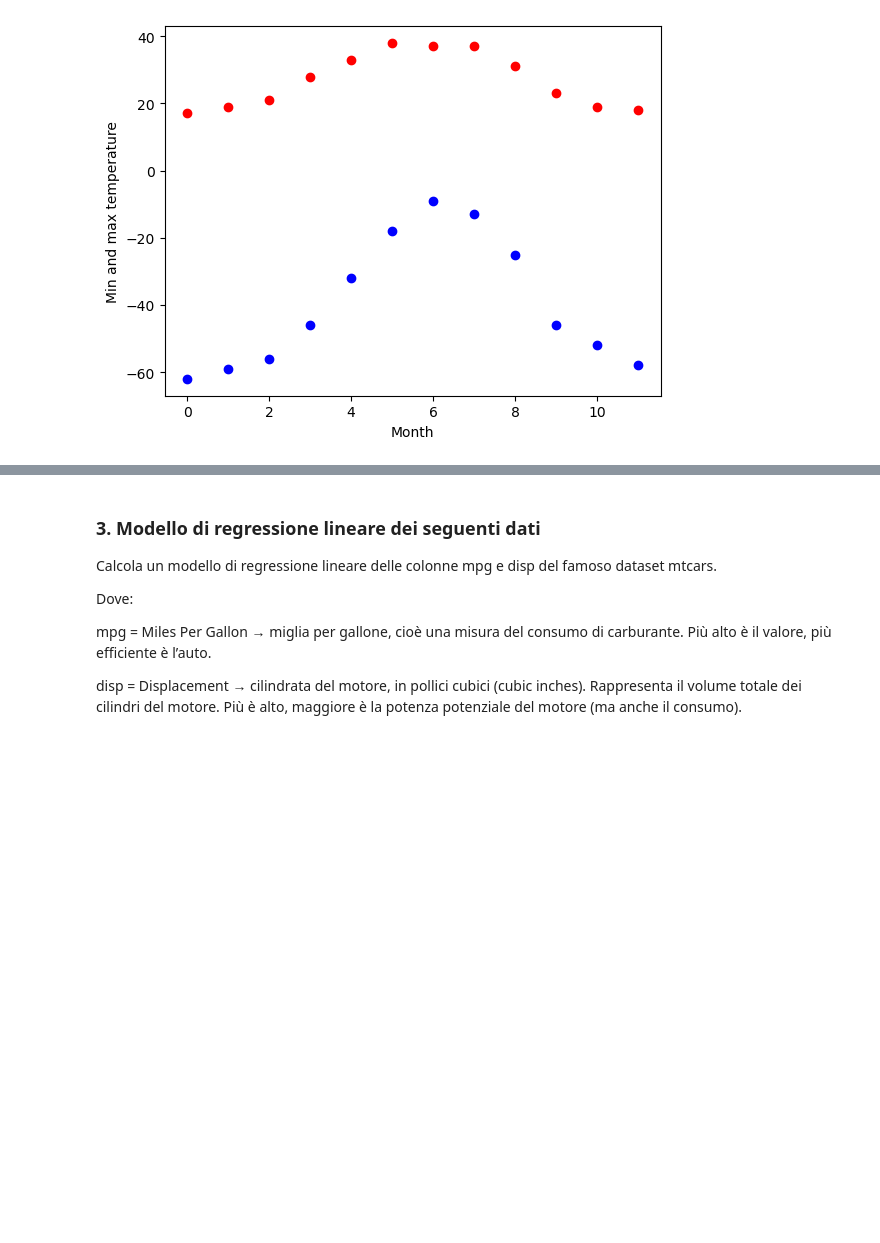
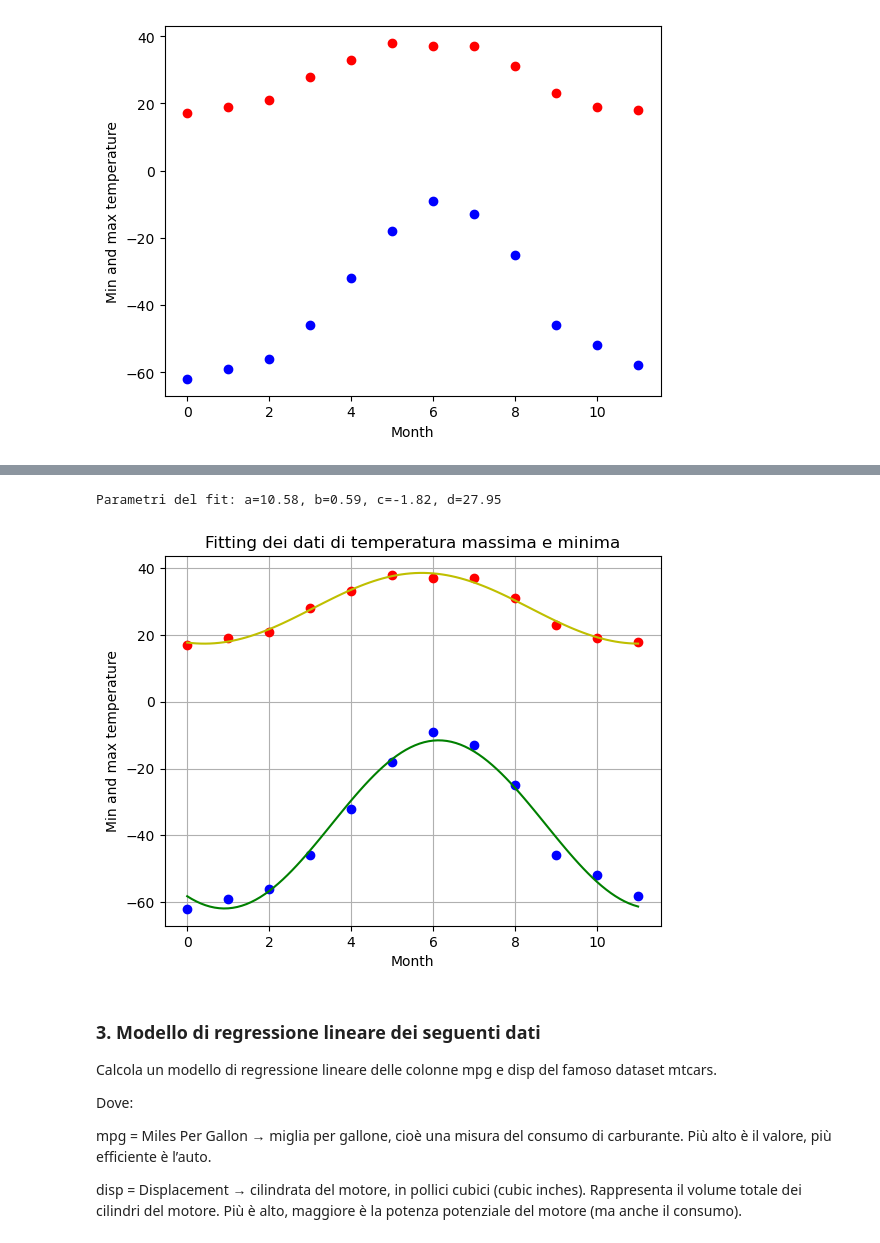
Before and after one commit to JKLgia/ProgrammingLab_II, a Jupyter notebook: Esercizi_Laboratorio/06_Lezione/6_Esercizi_lez_6.ipynb, the cells around one changed output, grey strips where cells are left out. Cells and saved outputs as stored; diff of their text form; code cells hidden in the pictures; blank space fills up the shorter version.

```diff
--- a/Esercizi_Laboratorio/06_Lezione/6_Esercizi_lez_6.ipynb
+++ b/Esercizi_Laboratorio/06_Lezione/6_Esercizi_lez_6.ipynb
@@ -123,3 +123,41 @@ Text(0, 0.5, 'Min and max temperature')
+# %%
+#Ora provo a fittare i dati forniti mediante scipy
+#scipy --> Fittare i dati con una
+import scipy.optimize as opt
+
+#Definisco una funzione per dati periodici
+def val_periodic(x, a, b, c, d):
+    return a * np.sin(b * x + c) + d
+
+#Fit con stima iniziale dei parametri
+initial_value = [10, 2*np.pi/11, 0, 25]
+params_t_max, covariance_t_max = opt.curve_fit(val_periodic, months, temp_max, p0=initial_value)
+params_t_min, covariance_t_min = opt.curve_fit(val_periodic, months, temp_min, p0=initial_value)
+
+#Valori del fit
+a_fit_max, b_fit_max, c_fit_max, d_fit_max = params_t_max
+a_fit_min, b_fit_min, c_fit_min, d_fit_min = params_t_min #Valori minimi del fit
+print(f"Parametri del fit: a={a_fit_max:.2f}, b={b_fit_max:.2f}, c={c_fit_max:.2f}, d={d_fit_max:.2f}")
+
+#Calcolo i valori per la curva continua
+x_fit = np.linspace(0, 11, 100)
+y_fit_max=val_periodic(x_fit, a_fit_max, b_fit_max, c_fit_max, d_fit_max) #Calcolo i valori del polinomio per temperature max
+y_fit_min = val_periodic(x_fit, a_fit_min, b_fit_min, c_fit_min, d_fit_min) #Calcolo i valori del polinomio per temperature min
+
+#Visualizzo il polinomio ed il grafico
+plt.plot(months, temp_max, "ro")
+plt.plot(x_fit, y_fit_max, 'y-')
+plt.plot(months, temp_min, "bo")
+plt.plot(x_fit, y_fit_min, 'g-')
+plt.xlabel("Month")
+plt.ylabel("Min and max temperature")
+plt.title("Fitting dei dati di temperatura massima e minima")
+#plt.legend(["Temperature massime", "Fit temperature massime", "Temperature minime", "Fit temperature minime"])
+plt.grid()
+plt.show()
+# %% [output]
+Parametri del fit: a=10.58, b=0.59, c=-1.82, d=27.95
+[figure, added]
 # %% [markdown]
 ### **3. Modello di regressione lineare dei seguenti dati**
 
```
Also changed, not shown: parts of 2 cells of this notebook.
